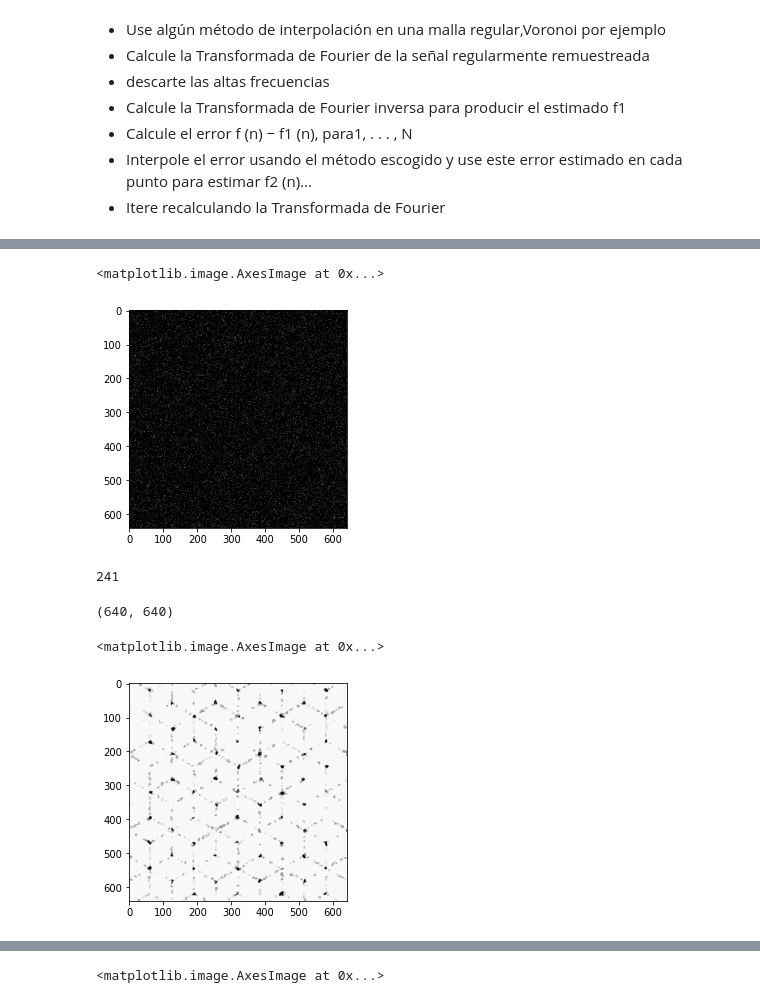
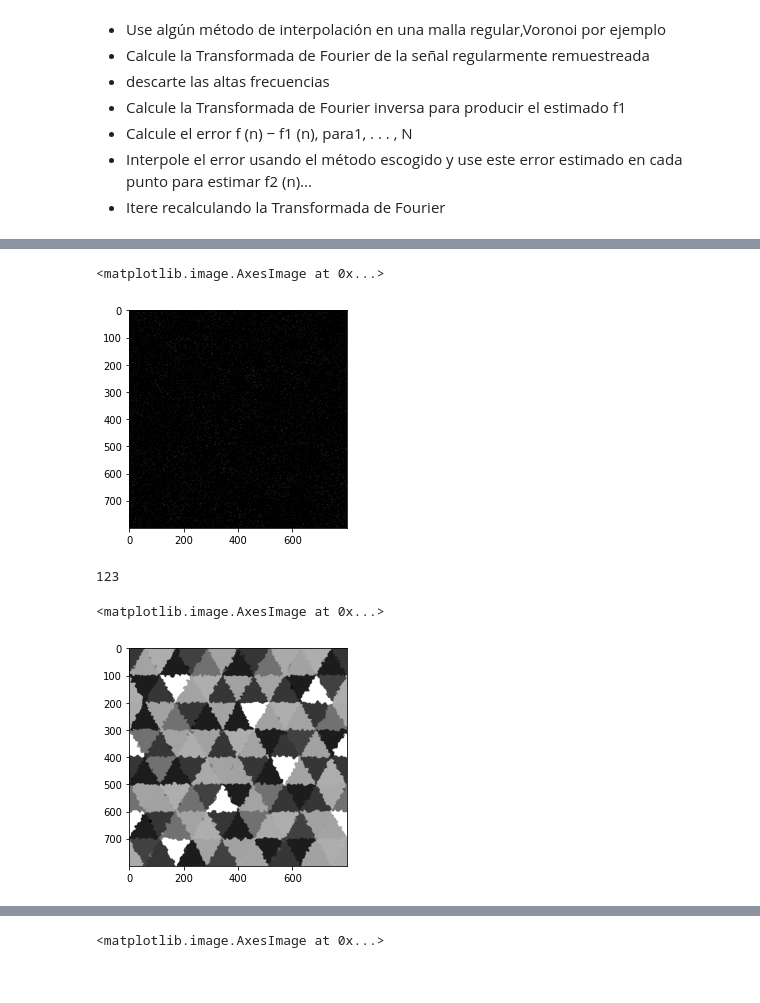
Before and after one commit to joaortizro/Image-Processing, a Jupyter notebook: algo.ipynb, the cells around one changed output, grey strips where cells are left out. Cells and saved outputs as stored; diff of their text form; code cells hidden in the pictures.

```diff
--- a/algo.ipynb
+++ b/algo.ipynb
@@ -14,7 +14,7 @@ from scipy.interpolate import NearestNDInterpolator
 - Interpole el error usando el método escogido y use este error estimado en cada punto para estimar f2 (n)...
 - Itere recalculando la Transformada de Fourier
 # %%
-image = cv2.imread('sq.png',flags=cv2.IMREAD_GRAYSCALE)
+image = cv2.imread('patterns.png',flags=cv2.IMREAD_GRAYSCALE)
 plt.imshow(image,cmap='gray')
 # %% [output]
 <matplotlib.image.AxesImage at 0x...>
@@ -94,9 +95,9 @@ def circle_img(r,x,y):
     circle_img = cv2.circle(circle_img, (x,y) , r, (255,255,255), -1)
     return circle_img
 # %%
-i_sampled_image,i_points,i_values = get_irregular_sampling(image,15000)
+i_sampled_image,i_points,i_values = get_irregular_sampling(image,10000)
 plt.imshow(i_sampled_image,cmap='gray')
 # %% [output]
 <matplotlib.image.AxesImage at 0x...>
-[figure, old version]
+[figure, new version]
 # %%
@@ -105,15 +105,13 @@ interpolation = NearestNDInterpolator(i_points,i_values)
 # %%
 interpolation((25.3,30.2))
 # %% [output]
-241
+123
 # %%
 int_image = create_interpolated_image(interpolation,H,W)
-print(int_image.shape)
 plt.imshow(int_image,cmap='gray')
 # %% [output]
-(640, 640)
+<matplotlib.image.AxesImage at 0x...>
-<matplotlib.image.AxesImage at 0x...>
-[figure, old version]
+[figure, new version]
 # %%
 fft= np.fft.fft2(int_image)
 magnitude_spectrum , raw_magnitude = plot_fourier_transform(fft)
```
Also changed, not shown: parts of 29 cells of this notebook, 2 other files.
